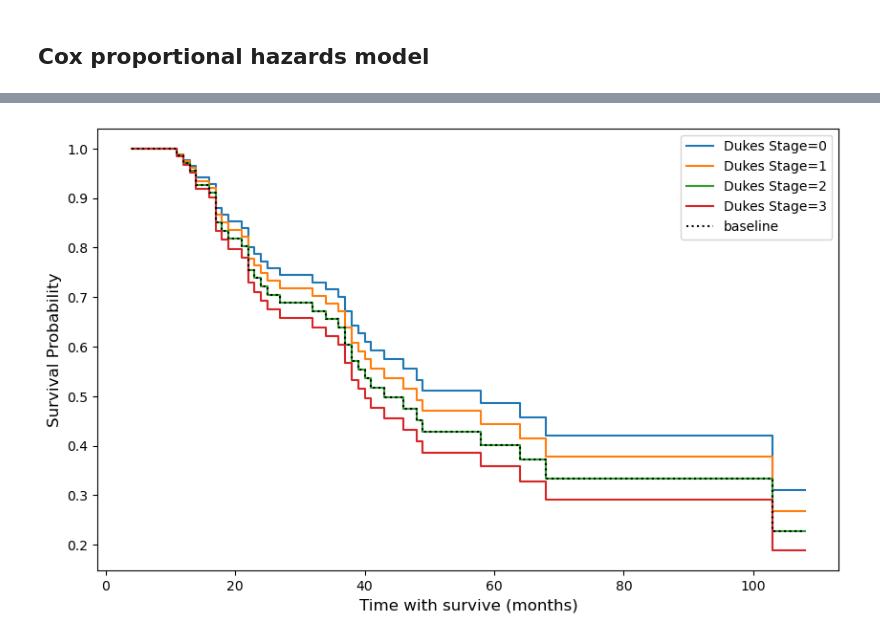
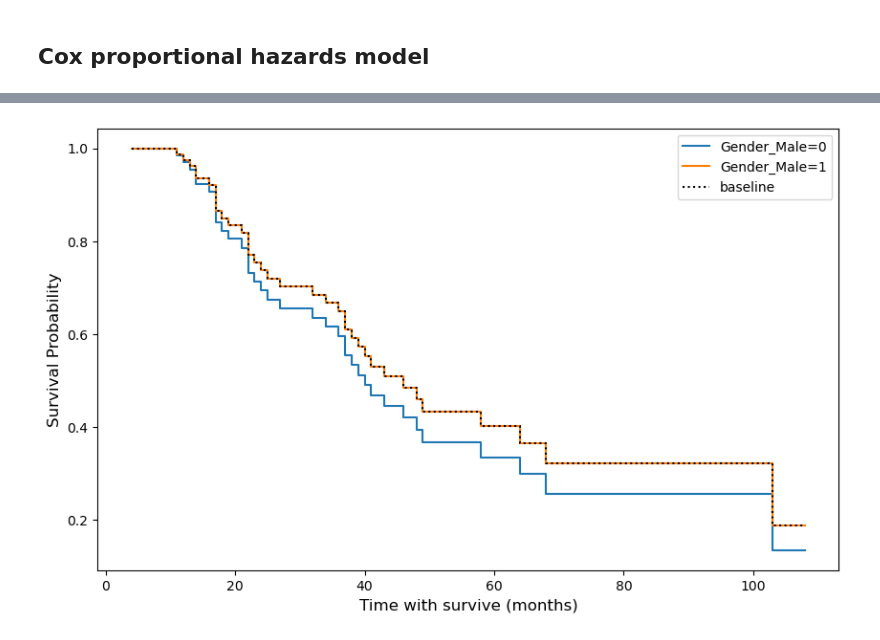
Before and after one commit to justinyyl/Colorectal-Cancer-Survival-Analysis, a Jupyter notebook: Colorectal-Cancer-Survival-Analysis.ipynb, the cells around one changed output, grey strips where cells are left out. Drawn from its saved outputs; the diff is of its cells as text; code cells hidden in the pictures.

Commit message:
New dataset merge, explaination of all parts, PCA

```diff
--- a/Colorectal-Cancer-Survival-Analysis.ipynb
+++ b/Colorectal-Cancer-Survival-Analysis.ipynb
@@ -33,5 +76,25 @@ import lifelines
+# %%
+# Catch ID_REF from patient_data
+patient_ids = list(patient_data['ID_REF'].dropna())
+
+# Select relative columns from gene_expression_data
+filtered_gene_expression = gene_expression_data[['ID_REF'] + patient_ids]
+# %%
+# Transposed gene_expression_data
+transposed_gene_expression = filtered_gene_expression.set_index('ID_REF').T
+
+# Use PCA to decreasing the dimension
+pca = PCA(n_components=10)
+gene_data_pca = pca.fit_transform(transposed_gene_expression)
+gene_data_pca_df = pd.DataFrame(
+    gene_data_pca,
+    index=transposed_gene_expression.index,
+    columns=[f'PC{i+1}' for i in range(gene_data_pca.shape[1])]
+)
+gene_data_pca_df.index.name = 'ID_REF'
 # %%
-cancer_df = pd.read_csv('data/Colorectal Cancer Patient Data.csv')
+# Merge data by ID_REF
+cancer_df = pd.merge(patient_data, gene_data_pca_df, on='ID_REF', how='inner')
 display(cancer_df.head())
 # %% [output]
 |  | Unnamed: 0 | ID_REF | Age (in years) | Dukes Stage | Gender | Location | DFS (in months) | DFS event | ... |
@@ -208,17 +308,16 @@ ColumnTransformer(transformers=[('simpleimputer-1',
 # %%
 new_columns = (
-    survival_features
-    + numeric_features
-    + preprocessor.named_transformers_["pipeline-2"]
+    passthrough_features
+    + preprocessor.named_transformers_["onehotencoder-1"]
     .get_feature_names_out(categorical_features)
     .tolist()
-    + preprocessor.named_transformers_["pipeline-3"]
+    + preprocessor.named_transformers_["onehotencoder-2"]
     .get_feature_names_out(binary_features)
     .tolist()
-    + preprocessor.named_transformers_["pipeline-4"]
+    + preprocessor.named_transformers_["ordinalencoder"]
     .get_feature_names_out(ordinary_features)
     .tolist()
-    + binary_imputed_only
+    + numeric_features
 )
 # %%
 cancer_df_surv = pd.DataFrame(
@@ -280,7 +394,7 @@ cph.plot()
 # %%
-cph.plot_partial_effects_on_outcome("Dukes Stage", [0, 1, 2, 3])
+cph.plot_partial_effects_on_outcome("Gender_Male", [0, 1])
 plt.xlabel("Time with survive (months)", fontsize=12)
 plt.ylabel("Survival Probability", fontsize=12)
 plt.gcf().set_size_inches(10, 6)
 # %% [output]
-[figure, old version]
+[figure, new version]
```
Also changed, not shown: parts of 22 cells of this notebook, 1 other file.
